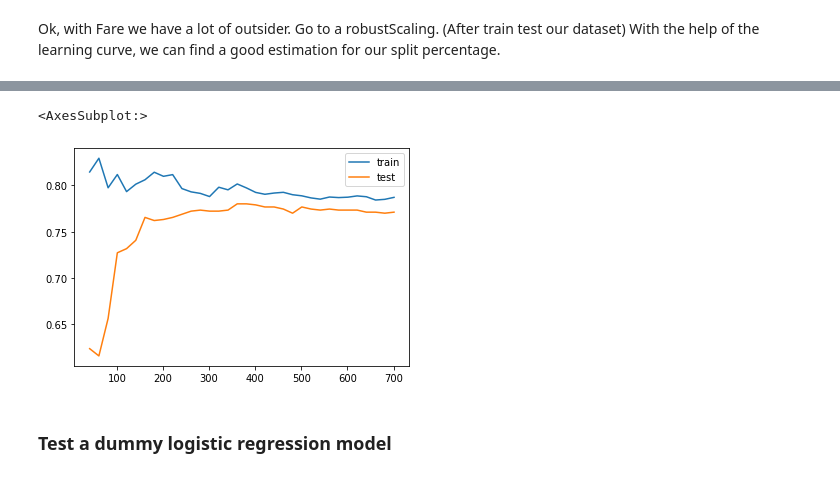
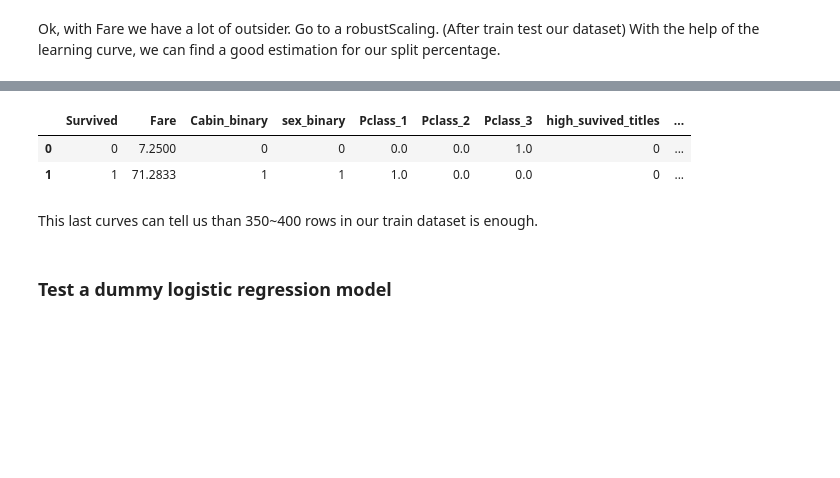
Before and after one commit to chris97425/titanic_kaggle_training, a Jupyter notebook: Notebook/data_analysis.ipynb, the cells around one changed output, grey strips where cells are left out. Cells and saved outputs as stored; diff of their text form; code cells hidden in the pictures; blank space fills up the shorter version.

```diff
--- a/Notebook/data_analysis.ipynb
+++ b/Notebook/data_analysis.ipynb
@@ -451,20 +462,17 @@ With the help of the learning curve, we can find a good estimation for our split
+# %%
+titanic_2_df.head(2)
+# %% [output]
+|  | Survived | Fare | Cabin_binary | sex_binary | Pclass_1 | Pclass_2 | Pclass_3 | high_suvived_titles | ... |
+| 0 | 0 | 7.2500 | 0 | 0 | 0.0 | 0.0 | 1.0 | 0 | ... |
+| 1 | 1 | 71.2833 | 1 | 1 | 1.0 | 0.0 | 0.0 | 0 | ... |
 # %%
 #Define our X
 X = titanic_2_df.loc[:,titanic_2_df.columns != "Survived"]
 
 #Define our Y
 y= titanic_2_df["Survived"]
-# %%
-train_sizes, train_scores, test_scores = learning_curve(
-     LogisticRegression(solver = "liblinear",max_iter=500 ), X, y, train_sizes=[i for i in range(1,709,20)], cv=5)
-
-train_scores_mean = np.mean(train_scores,axis=1)
-test_scores_mean = np.mean(test_scores,axis=1)
-sns.lineplot(train_sizes, train_scores_mean, label="train")
-sns.lineplot(train_sizes, test_scores_mean, label="test")
-# %% [output]
-<AxesSubplot:>
-[figure, removed]
+# %% [markdown]
+This last curves can tell us than 350~400 rows in our train dataset is enough.
 # %%
 #Get all columns execpt Survived
 X = titanic_2_df.loc[:,titanic_2_df.columns != "Survived"]
```
Also changed, not shown: parts of 10 cells of this notebook, 1 other file.
